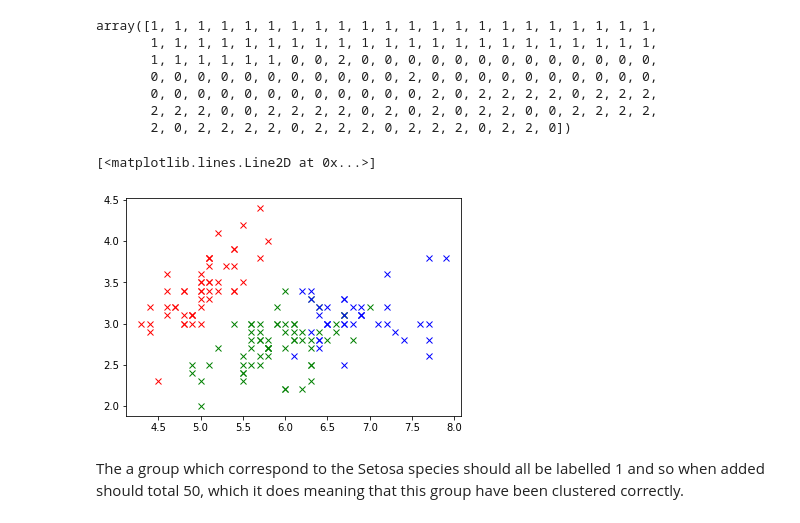
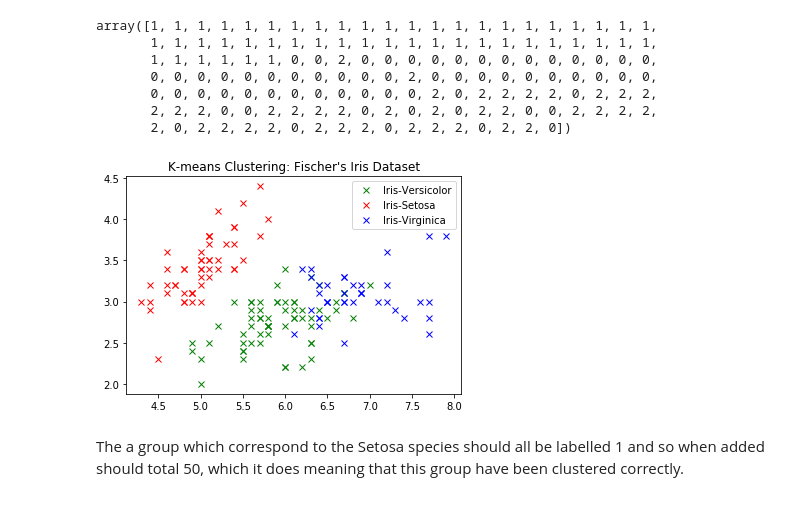
Before and after one commit to hayleydoherty/Machine-L-and-S-Tasks, a Jupyter notebook: Tasks.ipynb, the cells around one changed output. Saved outputs shown, nothing was run; the diff lists cells and outputs as text; code cells hidden in the pictures.

Commit message:
Finished README, fixed typos in Tasks file and added graph for README

```diff
--- a/Tasks.ipynb
+++ b/Tasks.ipynb
@@ -203,13 +203,14 @@ array([1, 1, 1, 1, 1, 1, 1, 1, 1, 1, 1, 1, 1, 1, 1, 1, 1, 1, 1, 1, 1, 1,
        2, 2, 2, 0, 0, 2, 2, 2, 2, 0, 2, 0, 2, 0, 2, 2, 0, 0, 2, 2, 2, 2,
        2, 0, 2, 2, 2, 2, 0, 2, 2, 2, 0, 2, 2, 2, 0, 2, 2, 0])
 # %%
-#
-plt.plot(x[kmeans.labels_ == 0][:,0], x[kmeans.labels_ == 0][:,1], 'gx')
-plt.plot(x[kmeans.labels_ == 1][:,0], x[kmeans.labels_ == 1][:,1], 'rx')
-plt.plot(x[kmeans.labels_ == 2][:,0], x[kmeans.labels_ == 2][:,1], 'bx')
+plt.plot(x[kmeans.labels_ == 0][:,0], x[kmeans.labels_ == 0][:,1], 'gx', label="Iris-Versicolor")
+plt.plot(x[kmeans.labels_ == 1][:,0], x[kmeans.labels_ == 1][:,1], 'rx', label="Iris-Setosa")
+plt.plot(x[kmeans.labels_ == 2][:,0], x[kmeans.labels_ == 2][:,1], 'bx', label="Iris-Virginica")
+plt.title("K-means Clustering: Fischer's Iris Dataset")
+plt.legend()
+plt.show()
 # %% [output]
-[<matplotlib.lines.Line2D at 0x...>]
-[figure, old version]
+[figure, new version]
 # %%
 # as there are 50 points in each cluster I split the results into the separate clusters a, b and c
 [a, b, c]=np.split(results, 3)
```
Also changed, not shown: parts of 6 cells of this notebook, 2 other files.
